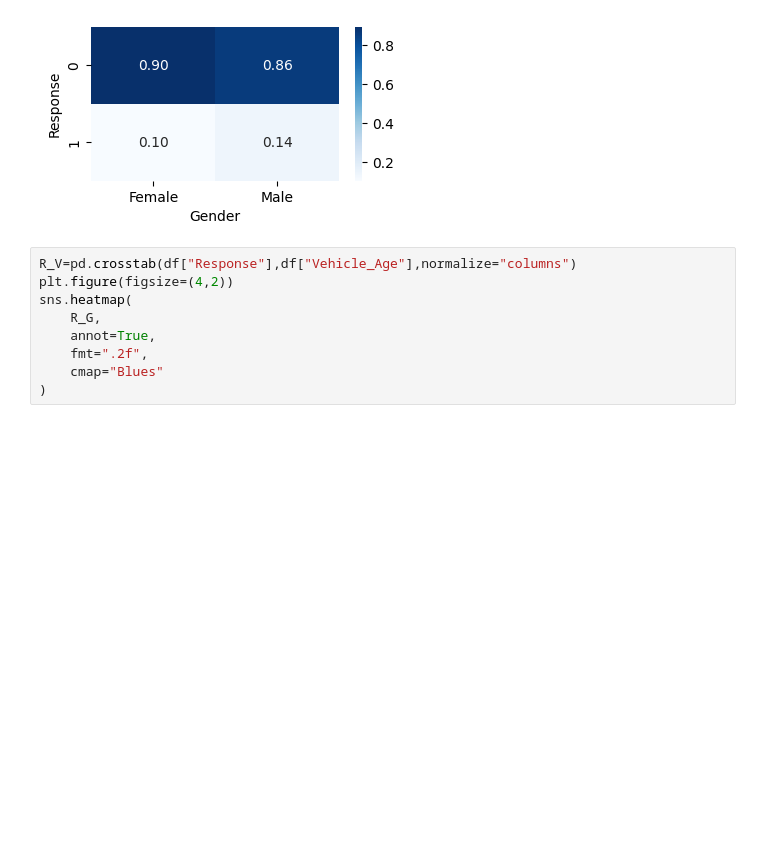
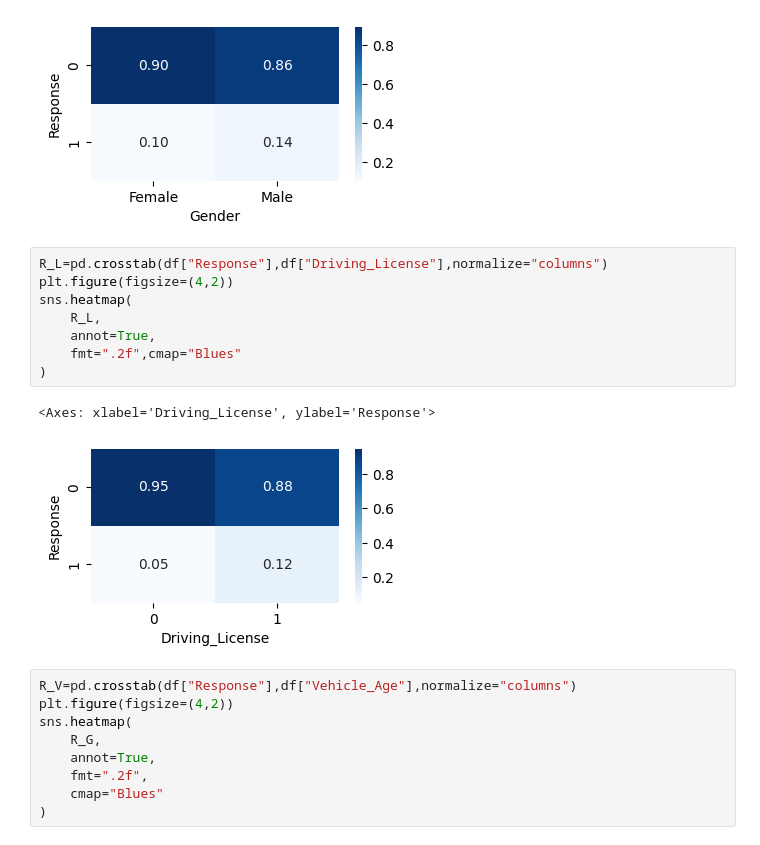
Before and after one commit to lalit7886/Vehicle_price_prediction, a Jupyter notebook: notebook/data_science_part.ipynb, the cells around one changed output. Saved outputs shown, nothing was run; the diff lists cells and outputs as text; blank space fills up the shorter version.

```diff
--- a/notebook/data_science_part.ipynb
+++ b/notebook/data_science_part.ipynb
@@ -165,6 +165,17 @@ sns.heatmap(
 # %% [output]
 <Axes: xlabel='Gender', ylabel='Response'>
 [figure]
+# %%
+R_L=pd.crosstab(df["Response"],df["Driving_License"],normalize="columns")
+plt.figure(figsize=(4,2))
+sns.heatmap(
+    R_L,
+    annot=True,
+    fmt=".2f",cmap="Blues"
+)
+# %% [output]
+<Axes: xlabel='Driving_License', ylabel='Response'>
+[figure, added]
 # %%
 R_V=pd.crosstab(df["Response"],df["Vehicle_Age"],normalize="columns")
 plt.figure(figsize=(4,2))
```
Also changed, not shown: parts of 16 cells of this notebook, 11 other files.
